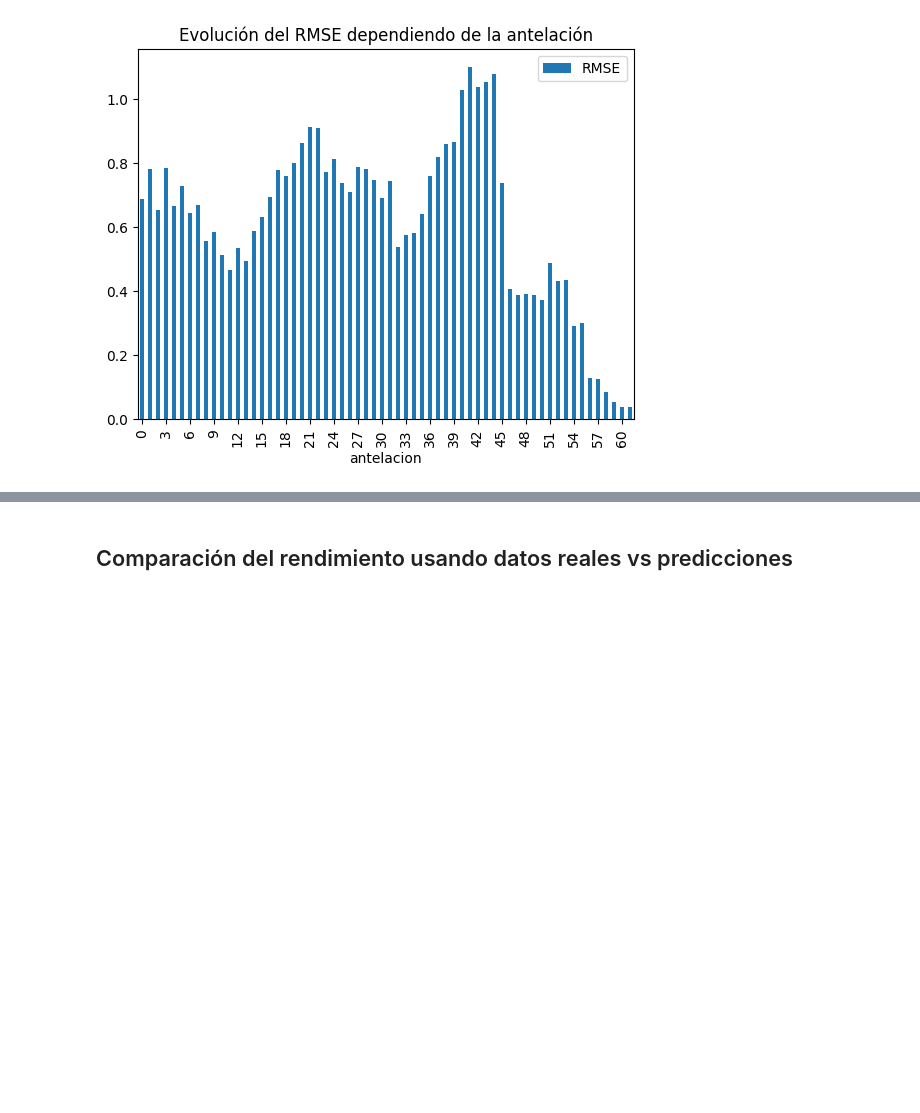
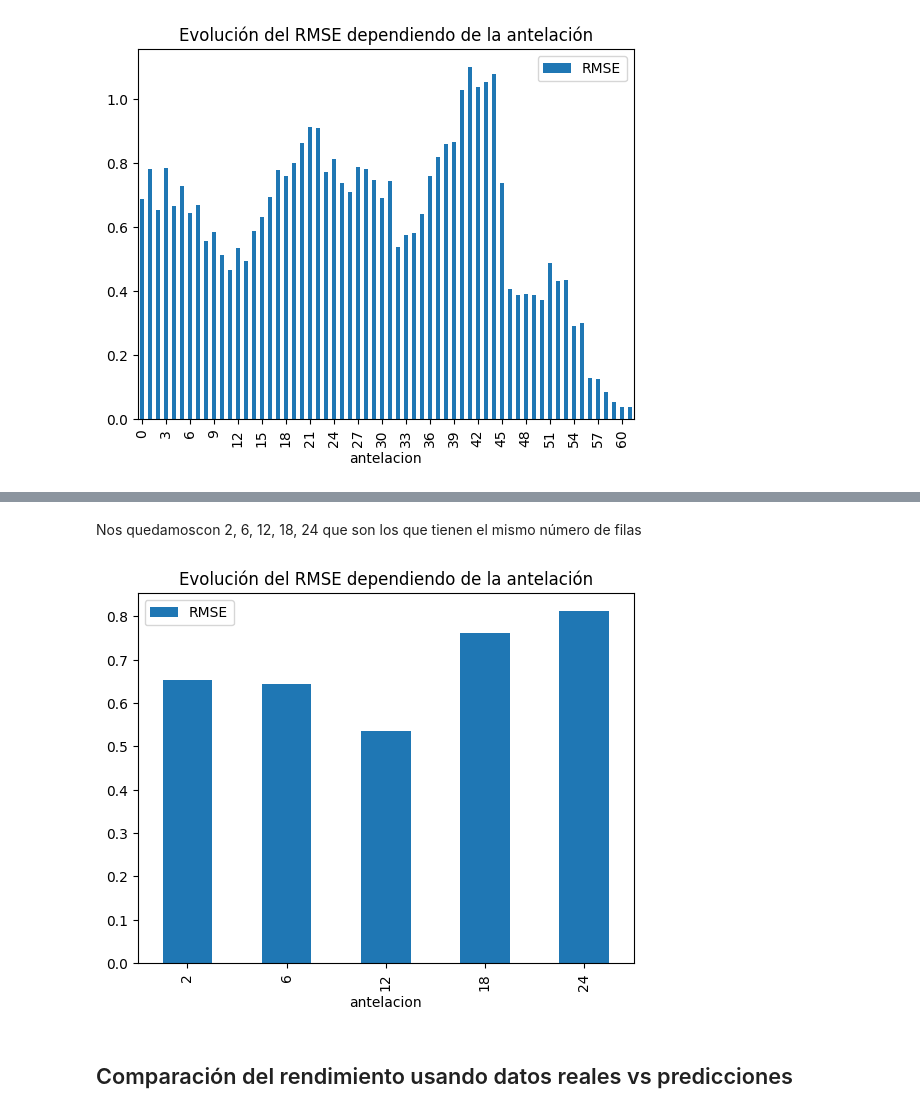
Before and after one commit to MarioBaldocchi/PD, a Jupyter notebook: forecasts/evaluacion.ipynb, the cells around one changed output, grey strips where cells are left out. Drawn from its saved outputs; the diff is of its cells as text; code cells hidden in the pictures; blank space fills up the shorter version.

Commit message:
Graficos heuristica y evaluacion

```diff
--- a/forecasts/evaluacion.ipynb
+++ b/forecasts/evaluacion.ipynb
@@ -170,3 +178,9 @@ plt.xticks([i for i in range(0,df_evaluacion.antelacion.max() + 1, 3)])
+# %% [markdown]
+Nos quedamoscon 2, 6, 12, 18, 24 que son los que tienen el mismo número de filas
+# %%
+df_evaluacion[df_evaluacion.antelacion.isin(pd.Series([2,6, 12, 18, 24]))].plot(kind = "bar", x = "antelacion", y = "RMSE", title = "Evolución del RMSE dependiendo de la antelación");
+# %% [output]
+[figure, added]
 # %% [markdown]
 Comparación del rendimiento usando datos reales vs predicciones
 -
```
Also changed, not shown: parts of 12 cells of this notebook, 1 other file.
